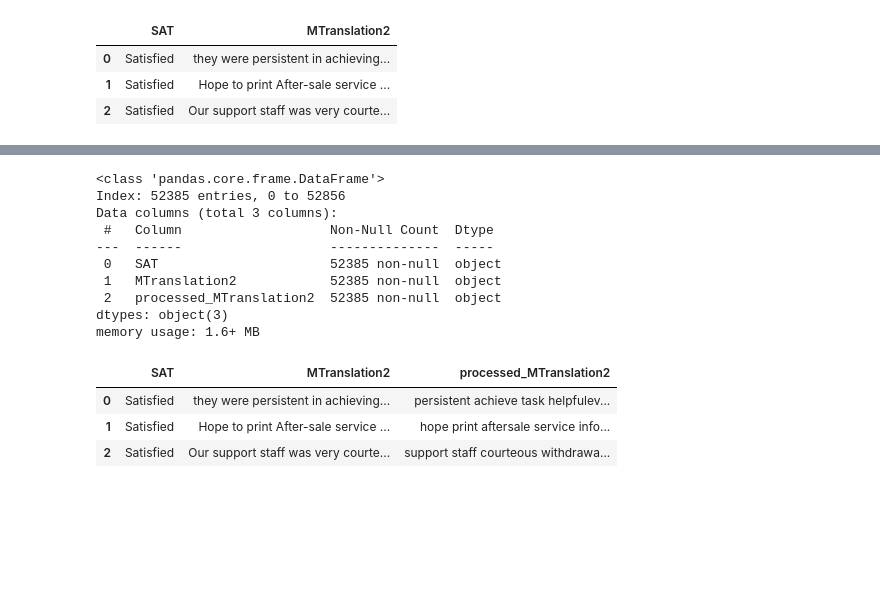
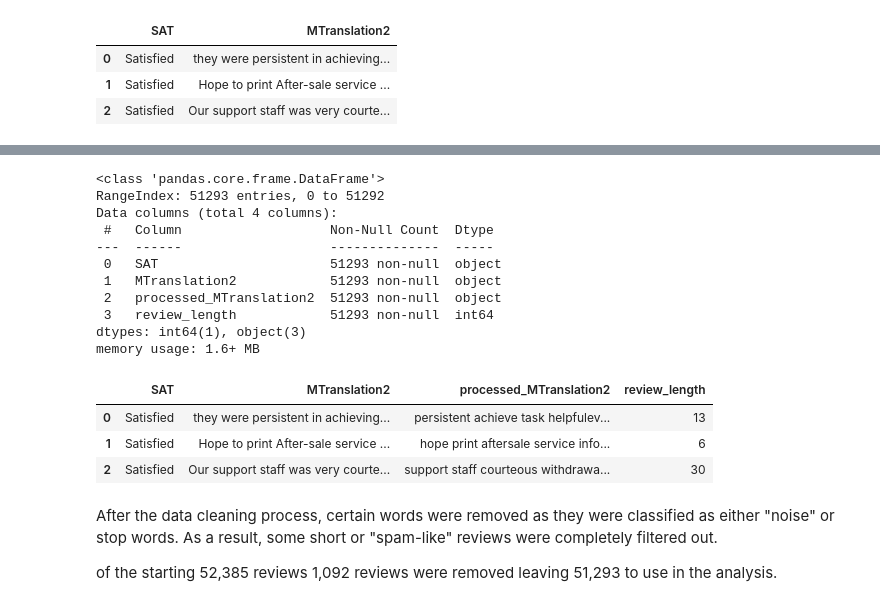
Before and after one commit to JoeyLeoBen/Intel_Website_Review_NLP_Analysis, a Jupyter notebook: Intel_Website_Review_Preprocessing_EDA.ipynb, the cells around one changed output, grey strips where cells are left out. Drawn from its saved outputs; the diff is of its cells as text; code cells hidden in the pictures; blank space fills up the shorter version.

```diff
--- a/Intel_Website_Review_Preprocessing_EDA.ipynb
+++ b/Intel_Website_Review_Preprocessing_EDA.ipynb
@@ -57,24 +145,29 @@ memory usage: 1.2+ MB
 # %%
 # Initialize pipeline
 pipeline = TextProcessingPipeline(doc, text_column="MTranslation2")
 
 # Run the pipeline
 processed_df = pipeline.process()
 
-doc.info()
+processed_df.info()
 processed_df.head(3)
 # %% [output]
 <class 'pandas.core.frame.DataFrame'>
-Index: 52385 entries, 0 to 52856
-Data columns (total 3 columns):
+RangeIndex: 51293 entries, 0 to 51292
+Data columns (total 4 columns):
  #   Column                   Non-Null Count  Dtype
 ---  ------                   --------------  -----
- 0   SAT                      52385 non-null  object
- 1   MTranslation2            52385 non-null  object
- 2   processed_MTranslation2  52385 non-null  object
-dtypes: object(3)
+ 0   SAT                      51293 non-null  object
+ 1   MTranslation2            51293 non-null  object
+ 2   processed_MTranslation2  51293 non-null  object
+ 3   review_length            51293 non-null  int64
+dtypes: int64(1), object(3)
 memory usage: 1.6+ MB
-|  | SAT | MTranslation2 | processed_MTranslation2 |
-| 0 | Satisfied | they were persistent in achieving... | persistent achieve task helpfulev... |
-| 1 | Satisfied | Hope to print After-sale service ... | hope print aftersale service info... |
-| 2 | Satisfied | Our support staff was very courte... | support staff courteous withdrawa... |
+|  | SAT | MTranslation2 | processed_MTranslation2 | review_length |
+| 0 | Satisfied | they were persistent in achieving... | persistent achieve task helpfulev... | 13 |
+| 1 | Satisfied | Hope to print After-sale service ... | hope print aftersale service info... | 6 |
+| 2 | Satisfied | Our support staff was very courte... | support staff courteous withdrawa... | 30 |
+# %% [markdown]
+After the data cleaning process, certain words were removed as they were classified as either "noise" or stop words. As a result, some short or "spam-like" reviews were completely filtered out.
+
+of the starting 52,385 reviews 1,092 reviews were removed leaving 51,293 to use in the analysis.
```
Also changed, not shown: parts of 25 cells of this notebook, 6 other files.
